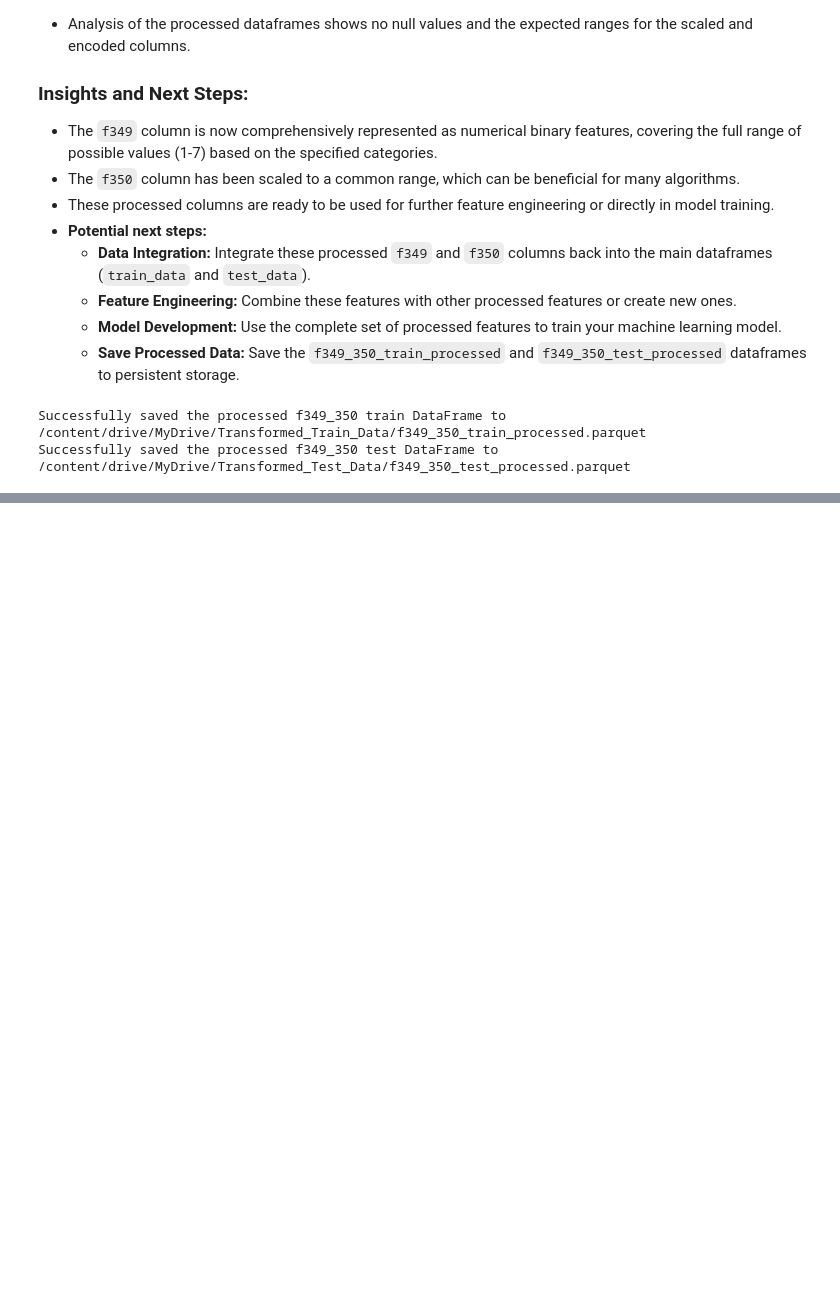
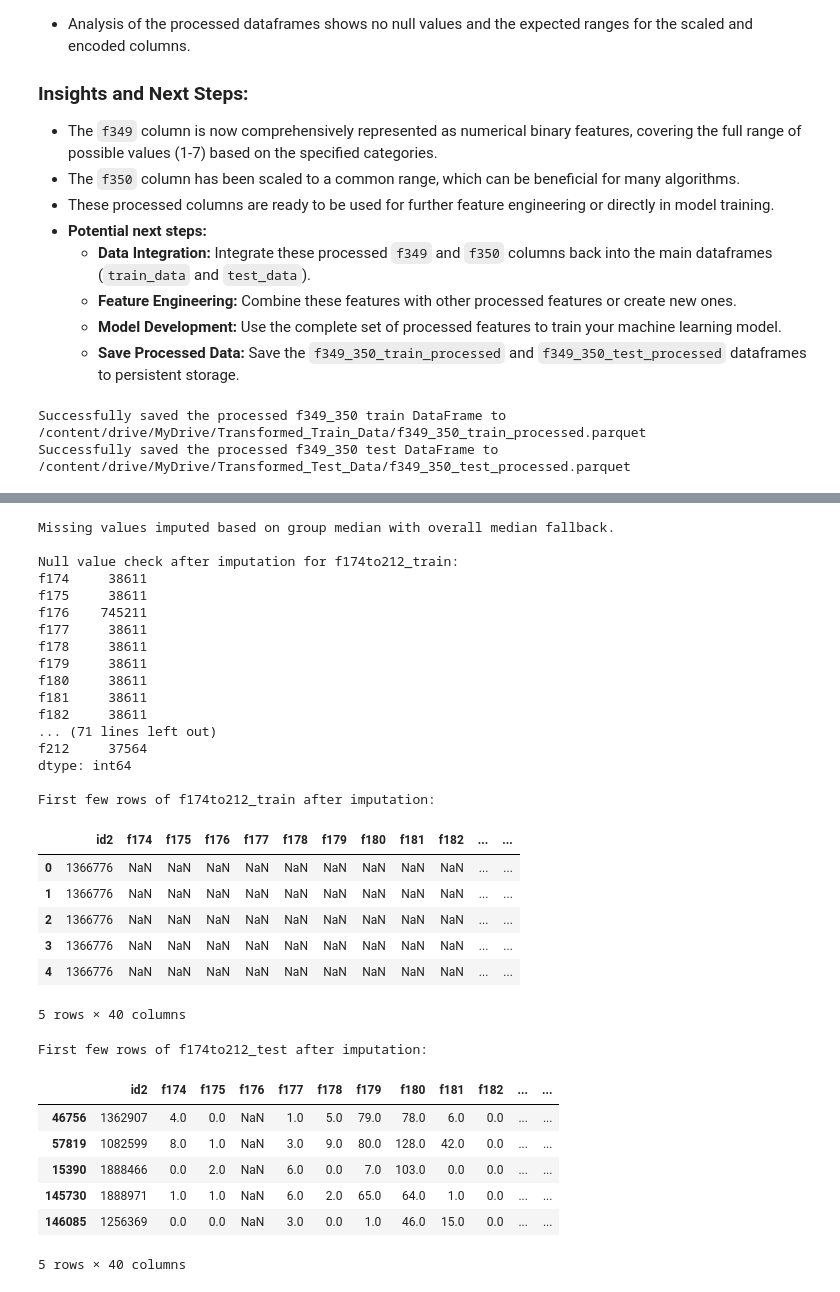
Before and after one commit to rishabh-0042/American_Express_Hackathon_25-2025, a Jupyter notebook: Feature_Engineering3.ipynb, the cells around one changed output, grey strips where cells are left out. Drawn from its saved outputs; the diff is of its cells as text; code cells hidden in the pictures; blank space fills up the shorter version.

```diff
--- a/Feature_Engineering3.ipynb
+++ b/Feature_Engineering3.ipynb
@@ -3694,0 +3868,70 @@ Successfully saved the processed f349_350 test DataFrame to /content/drive/MyDri
+# %%
+cols_to_impute = [f'f{i}' for i in range(174, 213)]
+
+# Calculate the overall median for each column as a fallback
+overall_medians_train = f174to212_train[cols_to_impute].median()
+overall_medians_test = f174to212_test[cols_to_impute].median()
+
+# Define a function to impute based on group median with overall median fallback
+def impute_with_group_median(group, overall_medians):
+    return group.fillna(group.median()).fillna(overall_medians)
+
+# Apply the imputation to the training data
+# Using .loc to avoid SettingWithCopyWarning
+f174to212_train.loc[:, cols_to_impute] = f174to212_train.groupby('id2')[cols_to_impute].transform(
+    lambda x: impute_with_group_median(x, overall_medians_train)
+)
+
+# Apply the imputation to the test data
+# Using .loc to avoid SettingWithCopyWarning
+f174to212_test.loc[:, cols_to_impute] = f174to212_test.groupby('id2')[cols_to_impute].transform(
+    lambda x: impute_with_group_median(x, overall_medians_test)
+)
+
+print("Missing values imputed based on group median with overall median fallback.")
+
+# Verify if there are any remaining null values in the imputed columns
+print("\nNull value check after imputation for f174to212_train:")
+print(f174to212_train[cols_to_impute].isnull().sum())
+
+print("\nNull value check after imputation for f174to212_test:")
+print(f174to212_test[cols_to_impute].isnull().sum())
+
+print("\nFirst few rows of f174to212_train after imputation:")
+display(f174to212_train.head())
+
+print("\nFirst few rows of f174to212_test after imputation:")
+display(f174to212_test.head())
+# %% [output]
+Missing values imputed based on group median with overall median fallback.
+
+Null value check after imputation for f174to212_train:
+f174     38611
+f175     38611
+f176    745211
+f177     38611
+f178     38611
+f179     38611
+f180     38611
+f181     38611
+f182     38611
+... (71 lines left out)
+f212     37564
+dtype: int64
+
+First few rows of f174to212_train after imputation:
+|  | id2 | f174 | f175 | f176 | f177 | f178 | f179 | f180 | f181 | f182 | ... | ... |
+| 0 | 1366776 | NaN | NaN | NaN | NaN | NaN | NaN | NaN | NaN | NaN | ... | ... |
+| 1 | 1366776 | NaN | NaN | NaN | NaN | NaN | NaN | NaN | NaN | NaN | ... | ... |
+| 2 | 1366776 | NaN | NaN | NaN | NaN | NaN | NaN | NaN | NaN | NaN | ... | ... |
+| 3 | 1366776 | NaN | NaN | NaN | NaN | NaN | NaN | NaN | NaN | NaN | ... | ... |
+| 4 | 1366776 | NaN | NaN | NaN | NaN | NaN | NaN | NaN | NaN | NaN | ... | ... |
+5 rows × 40 columns
+First few rows of f174to212_test after imputation:
+|  | id2 | f174 | f175 | f176 | f177 | f178 | f179 | f180 | f181 | f182 | ... | ... |
+| 46756 | 1362907 | 4.0 | 0.0 | NaN | 1.0 | 5.0 | 79.0 | 78.0 | 6.0 | 0.0 | ... | ... |
+| 57819 | 1082599 | 8.0 | 1.0 | NaN | 3.0 | 9.0 | 80.0 | 128.0 | 42.0 | 0.0 | ... | ... |
+| 15390 | 1888466 | 0.0 | 2.0 | NaN | 6.0 | 0.0 | 7.0 | 103.0 | 0.0 | 0.0 | ... | ... |
+| 145730 | 1888971 | 1.0 | 1.0 | NaN | 6.0 | 2.0 | 65.0 | 64.0 | 1.0 | 0.0 | ... | ... |
+| 146085 | 1256369 | 0.0 | 0.0 | NaN | 3.0 | 0.0 | 1.0 | 46.0 | 15.0 | 0.0 | ... | ... |
+5 rows × 40 columns
```
Also changed, not shown: parts of 23 cells of this notebook.
